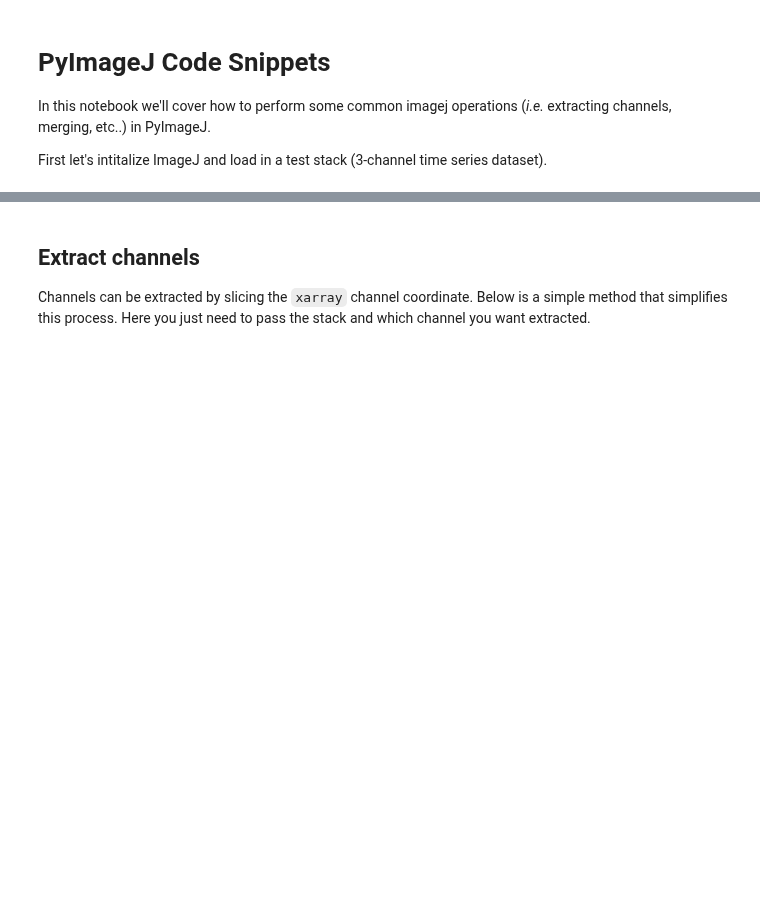
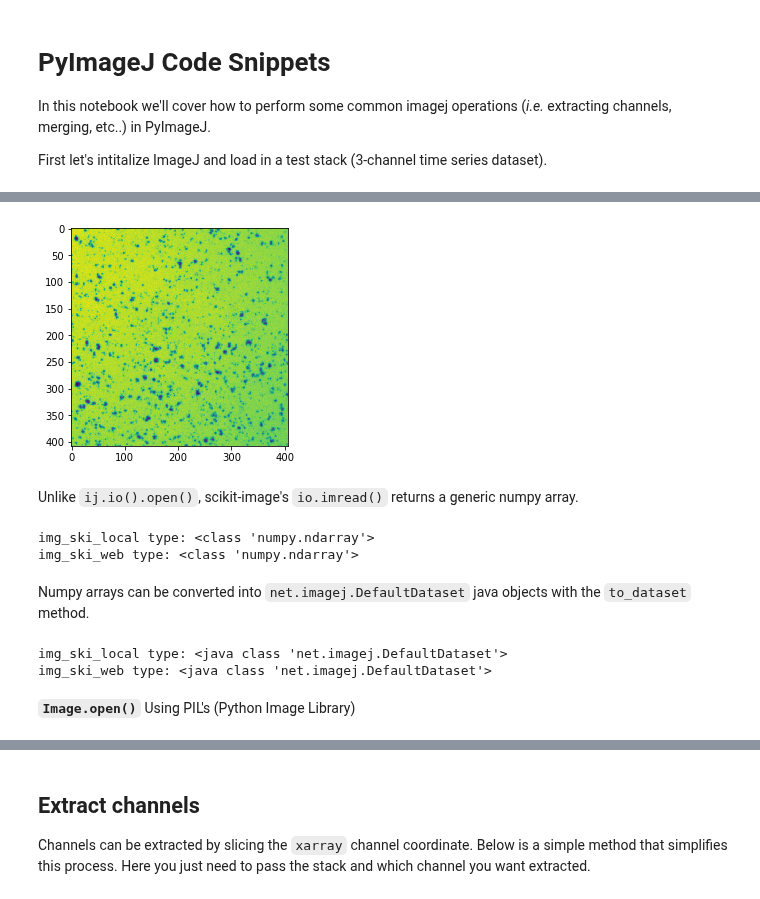
Before and after one commit to imagej/pyimagej, a Jupyter notebook: doc/PyImageJ-Code-Snippets.ipynb, the cells around one changed output, grey strips where cells are left out. Cells and saved outputs as stored; diff of their text form; code cells hidden in the pictures; blank space fills up the shorter version.

```diff
--- a/doc/PyImageJ-Code-Snippets.ipynb
+++ b/doc/PyImageJ-Code-Snippets.ipynb
@@ -19,0 +57,30 @@ img = ij.io().open(path)
+# %%
+# open image from web
+img_ski_web = io.imread('https://wsr.imagej.net/images/Cell_Colony.jpg')
+ij.py.show(img_ski_web)
+# %% [output]
+[figure, added]
+# %% [markdown]
+Unlike `ij.io().open()`, scikit-image's `io.imread()` returns a generic numpy array.
+# %%
+# check image object type
+print("img_ski_local type: {}".format(type(img_ski_local)))
+print("img_ski_web type: {}".format(type(img_ski_web)))
+# %% [output]
+img_ski_local type: <class 'numpy.ndarray'>
+img_ski_web type: <class 'numpy.ndarray'>
+# %% [markdown]
+Numpy arrays can be converted into `net.imagej.DefaultDataset` java objects with the `to_dataset` method.
+# %%
+# convert numpy arrays to `DefaultDataset`
+img_ski_local = ij.py.to_dataset(img_ski_local)
+img_ski_web = ij.py.to_dataset(img_ski_web)
+
+# check image object type
+print("img_ski_local type: {}".format(type(img_ski_local)))
+print("img_ski_web type: {}".format(type(img_ski_web)))
+# %% [output]
+img_ski_local type: <java class 'net.imagej.DefaultDataset'>
+img_ski_web type: <java class 'net.imagej.DefaultDataset'>
+# %% [markdown]
+**`Image.open()`** Using PIL's (Python Image Library)
```
Also changed, not shown: parts of 27 cells of this notebook.
